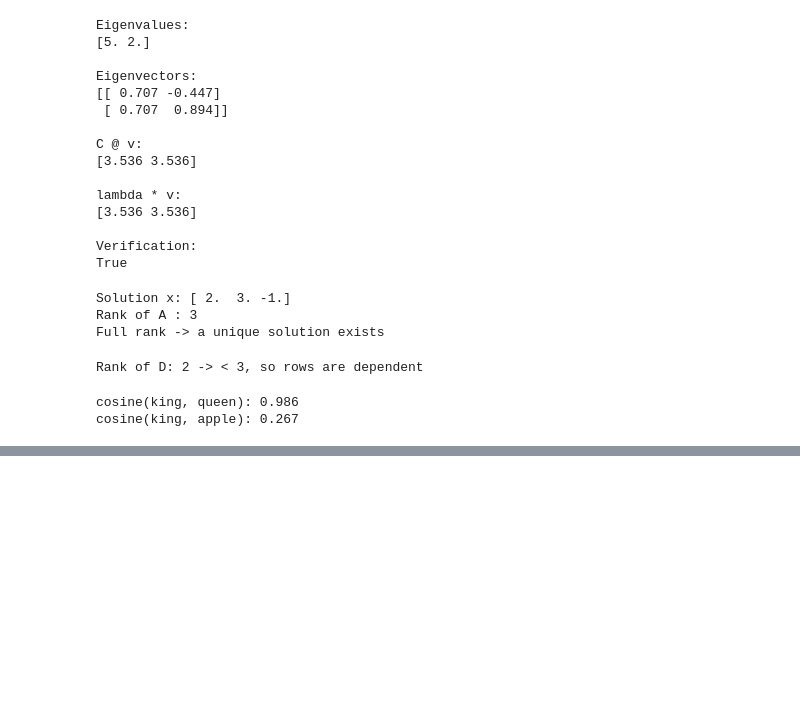
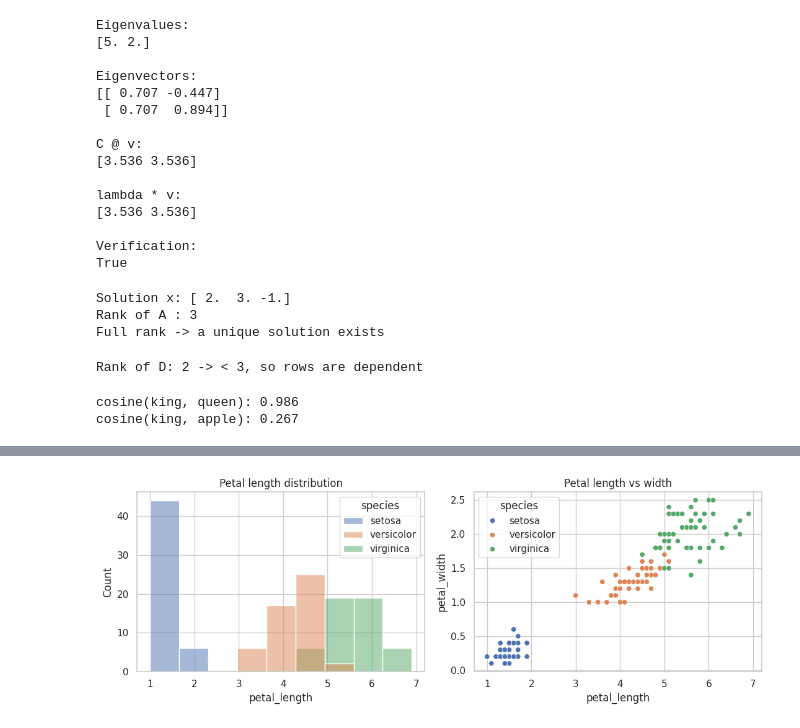
Before and after one commit to Venu-max/NASSCOM-AI, a Jupyter notebook: Day2.ipynb, the cells around one changed output, grey strips where cells are left out. Cells and saved outputs as stored; diff of their text form; code cells hidden in the pictures; blank space fills up the shorter version.

```diff
--- a/Day2.ipynb
+++ b/Day2.ipynb
@@ -530,0 +534,18 @@ cosine(king, apple): 0.267
+# %%
+# Core imports for the whole lab
+import numpy as np
+import pandas as pd
+import matplotlib.pyplot as plt
+import seaborn as sns
+
+from sklearn.datasets import load_iris, load_breast_cancer
+from sklearn.model_selection import train_test_split
+from sklearn.preprocessing import StandardScaler
+from sklearn.ensemble import RandomForestClassifier
+from sklearn.linear_model import LogisticRegression
+from sklearn.pipeline import Pipeline
+from sklearn.metrics import accuracy_score, confusion_matrix
+
+sns.set_theme(style='whitegrid')   # nicer default plot styling
+np.random.seed(42)                 # reproducible results
+print('Setup complete. NumPy', np.__version__, '| Pandas', pd.__version__)
@@ -530,0 +832,21 @@ cosine(king, apple): 0.267
+# %%
+# -----------------------------------------------------------
+# 🔹 3A. SUBPLOT COMPARISON  (Matplotlib)
+# -----------------------------------------------------------
+
+iris = sns.load_dataset('iris')   # 150 flowers, 4 measurements, 3 species
+
+# plt.subplots() makes a grid of axes for side-by-side charts
+fig, axes = plt.subplots(1, 2, figsize=(11, 4))
+
+sns.histplot(data=iris, x='petal_length', hue='species', ax=axes[0])
+axes[0].set_title('Petal length distribution')
+
+sns.scatterplot(data=iris, x='petal_length', y='petal_width',
+                hue='species', ax=axes[1])
+axes[1].set_title('Petal length vs width')
+
+plt.tight_layout()
+plt.show()
+# %% [output]
+[figure, added]
```
Also changed, not shown: parts of 26 cells of this notebook.
